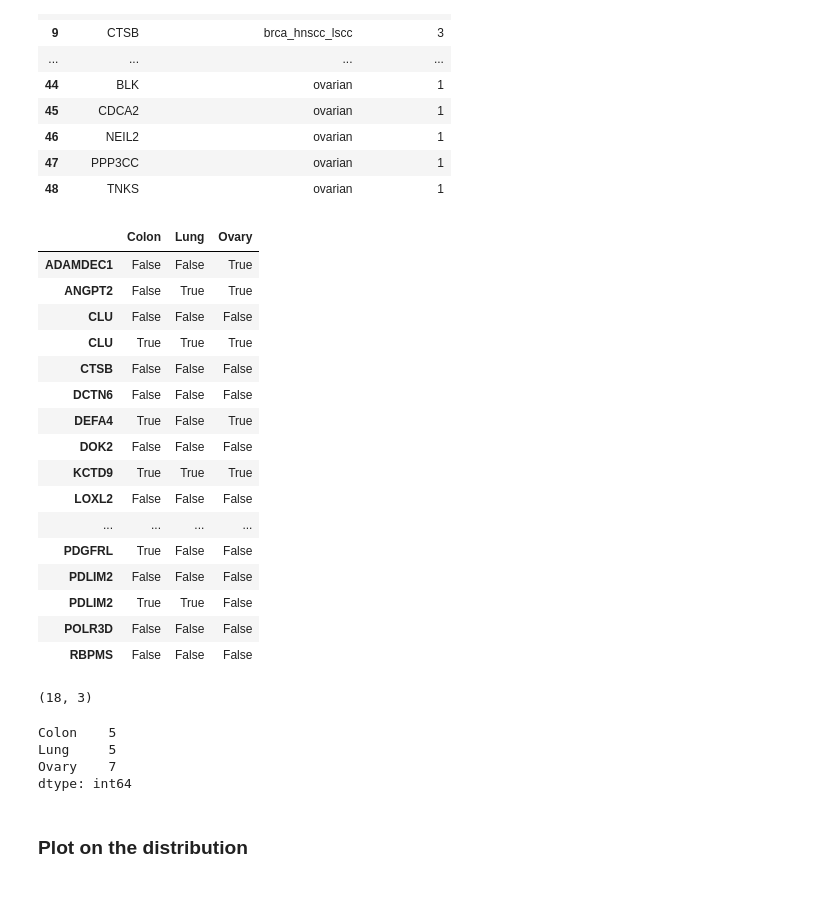
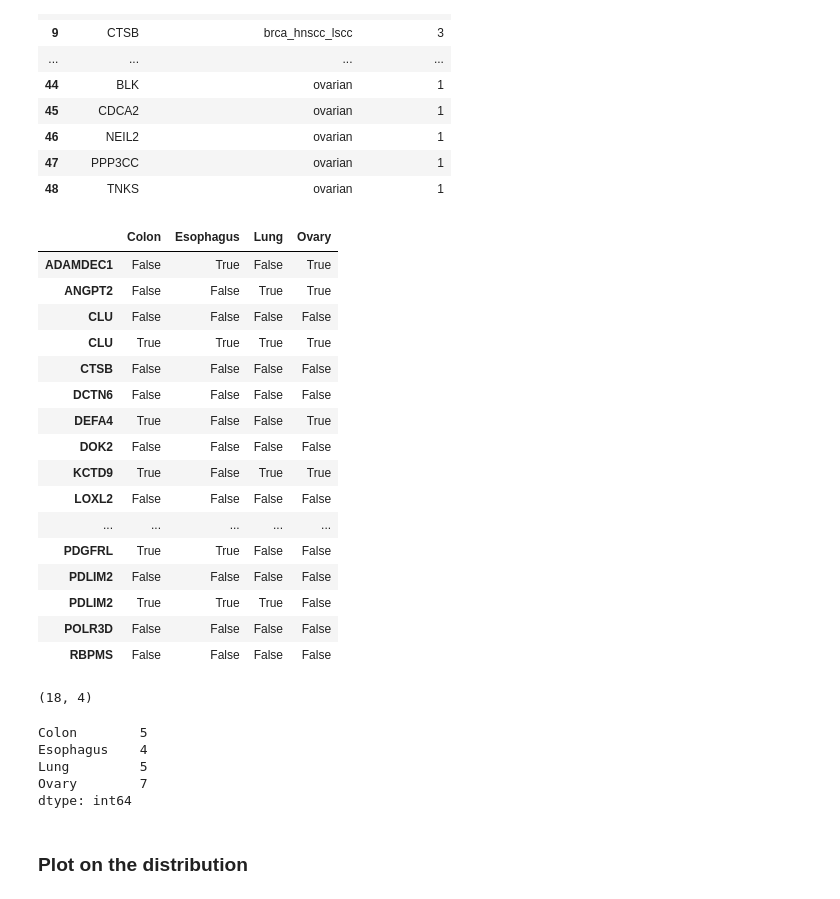
Before and after one commit to PayneLab/pancancerCNV, a Jupyter notebook: chromosome_8/10_check_normal_expr_8p.ipynb, the cells around one changed output. Saved outputs shown, nothing was run; the diff lists cells and outputs as text; code cells hidden in the pictures.

Commit message:
Add esophagus as HNSCC normal. Start trans overlap tests

```diff
--- a/chromosome_8/10_check_normal_expr_8p.ipynb
+++ b/chromosome_8/10_check_normal_expr_8p.ipynb
@@ -99,54 +99,55 @@ equiv_prots
 # %%
 commonly_equiv = equiv_prots[equiv_prots["num_cancers"] >= 3]
 sel_expr = expr.loc[
     expr["Gene_name"].isin(commonly_equiv["protein"]),
-    ["Gene_name", "Protein_ID", "Colon", "Lung", "Ovary"]
+    ["Gene_name", "Protein_ID", "Colon", "Esophagus", "Lung", "Ovary"]
 ].\
 set_index(["Gene_name", "Protein_ID"]).\
 transpose()
 
 sel_expr.columns = sel_expr.columns.to_flat_index()
 
 # Transform the data to log10(x + 1), join in cutoffs column
 sel_expr = sel_expr.\
 apply(lambda x: np.log10(x + 1), axis="columns").\
 join(low_cutoffs, how="left")
 
 sel_expr = sel_expr.apply(lambda x: x <= sel_expr["prot_copy_count"]).\
 drop(columns="prot_copy_count").\
 transpose()
 
 sel_expr.index = pd.MultiIndex.from_tuples(sel_expr.index).droplevel(1)
 
 sel_expr
 # %% [output]
-|  | Colon | Lung | Ovary |
-| ADAMDEC1 | False | False | True |
-| ANGPT2 | False | True | True |
-| CLU | False | False | False |
-| CLU | True | True | True |
-| CTSB | False | False | False |
-| DCTN6 | False | False | False |
-| DEFA4 | True | False | True |
-| DOK2 | False | False | False |
-| KCTD9 | True | True | True |
-| LOXL2 | False | False | False |
-| ... | ... | ... | ... |
-| PDGFRL | True | False | False |
-| PDLIM2 | False | False | False |
-| PDLIM2 | True | True | False |
-| POLR3D | False | False | False |
-| RBPMS | False | False | False |
+|  | Colon | Esophagus | Lung | Ovary |
+| ADAMDEC1 | False | True | False | True |
+| ANGPT2 | False | False | True | True |
+| CLU | False | False | False | False |
+| CLU | True | True | True | True |
+| CTSB | False | False | False | False |
+| DCTN6 | False | False | False | False |
+| DEFA4 | True | False | False | True |
+| DOK2 | False | False | False | False |
+| KCTD9 | True | False | True | True |
+| LOXL2 | False | False | False | False |
+| ... | ... | ... | ... | ... |
+| PDGFRL | True | True | False | False |
+| PDLIM2 | False | False | False | False |
+| PDLIM2 | True | True | True | False |
+| POLR3D | False | False | False | False |
+| RBPMS | False | False | False | False |
 # %%
 sel_expr.shape
 # %% [output]
-(18, 3)
+(18, 4)
 # %%
 sel_expr.sum(axis="index")
 # %% [output]
-Colon    5
-Lung     5
-Ovary    7
+Colon        5
+Esophagus    4
+Lung         5
+Ovary        7
 dtype: int64
 # %% [markdown]
 ### Plot on the distribution
```
Also changed, not shown: parts of 3 cells of this notebook, 3 other files.
